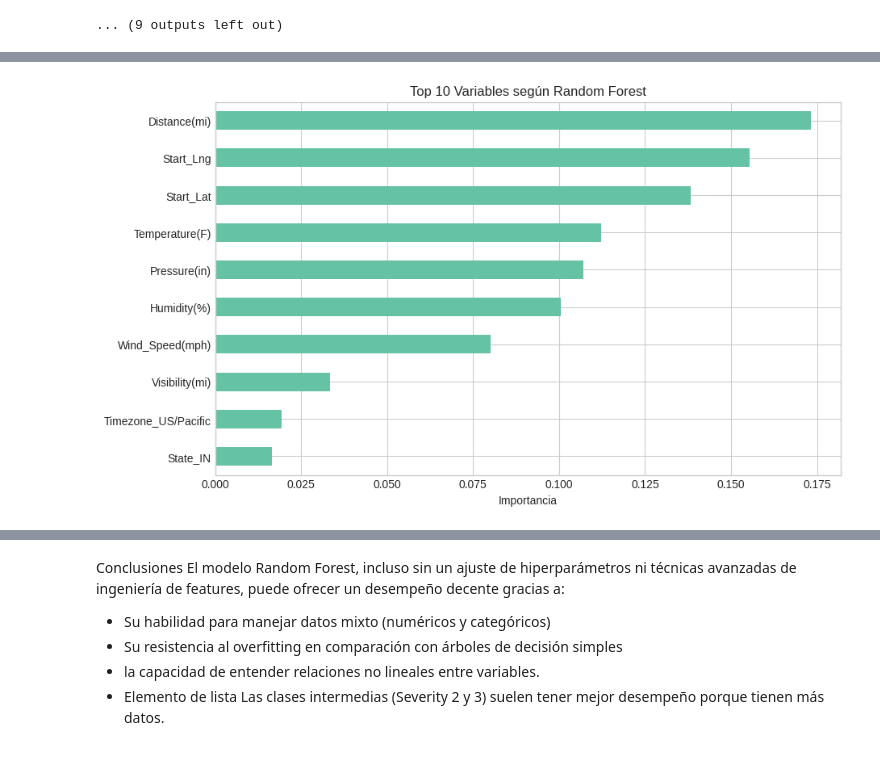
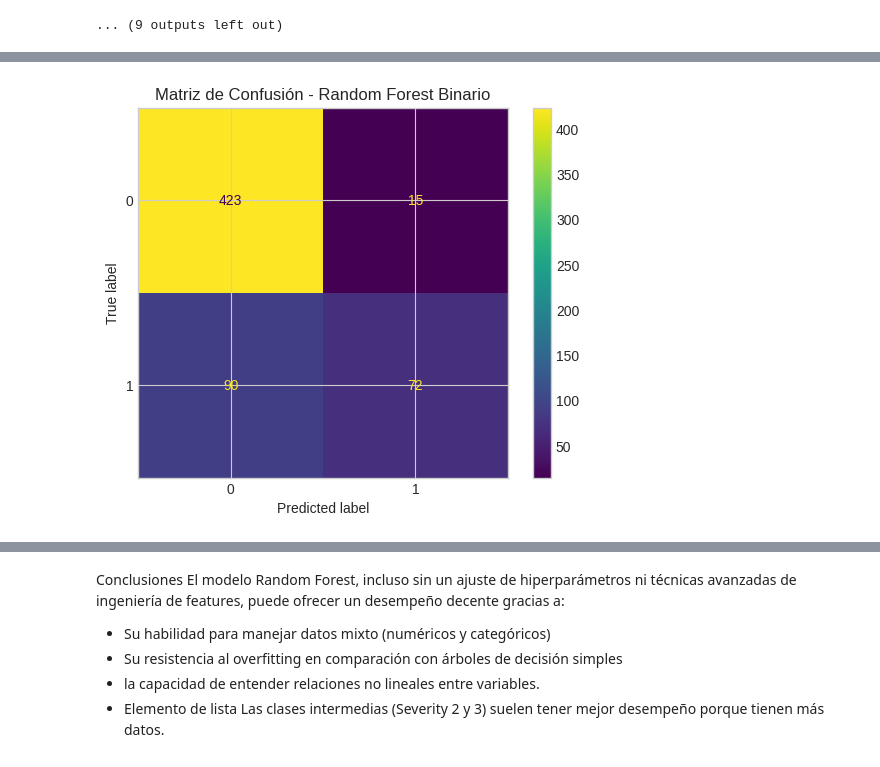
Before and after one commit to Saimoncastro/Dataset-proyecto-coder, a Jupyter notebook: ProyectoDSParteI+Castro.ipynb, the cells around one changed output, grey strips where cells are left out. Cells and saved outputs as stored; diff of their text form; code cells hidden in the pictures.

```diff
--- a/ProyectoDSParteI+Castro.ipynb
+++ b/ProyectoDSParteI+Castro.ipynb
@@ -268,12 +268,18 @@ threshold = len(df) * 0.7
 df.dropna(thresh=threshold, axis=1, inplace=True)
 
 # -----------------------------
-# 3. Selección de variables numéricas - Mutual Information
+# 3. Nueva variable binaria como target
+# -----------------------------
+# Clasificamos severidades 1 y 2 como 'baja' (0) y 3 y 4 como 'alta' (1)
+df['Severity_Binary'] = df['Severity'].apply(lambda x: 0 if x in [1,2] else 1)
+y = df['Severity_Binary']
+
+# -----------------------------
+# 4. Selección de variables numéricas - Mutual Information
 # -----------------------------
 print("\n--- Mutual Information (Variables numéricas) ---")
 
-num_df = df.select_dtypes(include=['float64', 'int64']).drop(columns=['Severity'])
-y = df['Severity']
+num_df = df.select_dtypes(include=['float64', 'int64']).drop(columns=['Severity', 'Severity_Binary'])
 X_num = num_df.fillna(0)
 
 mi_scores = mutual_info_classif(X_num, y)
@@ -281,7 +287,7 @@ mi_series = pd.Series(mi_scores, index=X_num.columns).sort_values(ascending=Fals
 print(mi_series)
 
 # -----------------------------
-# 4. Variables categóricas/booleanas - Chi-cuadrado
+# 5. Variables categóricas/booleanas - Chi-cuadrado
 # -----------------------------
 print("\n--- Chi-cuadrado (Variables categóricas y booleanas) ---")
 
@@ -292,38 +298,58 @@ selected_cat_cols = X_cat.columns[selector.get_support()]
 print(selected_cat_cols)
 
 # -----------------------------
-# 5. Importancia con Random Forest
+# 6. Combinación de variables seleccionadas
 # -----------------------------
-print("\n--- Importancia de Características con Random Forest ---")
-
 X_rf = pd.concat([X_num, X_cat[selected_cat_cols]], axis=1)
-rf_model = RandomForestClassifier(n_estimators=100, random_state=42)
-rf_model.fit(X_rf, y)
-
-rf_importances = pd.Series(rf_model.feature_importances_, index=X_rf.columns).sort_values(ascending=False)
-print(rf_importances.head(15))
 
 # -----------------------------
-# 6. Lasso (L1 Regularization)
+# 7. Escalamiento de datos para modelos lineales
 # -----------------------------
-print("\n--- Coeficientes L1 (Lasso - Logistic Regression) ---")
-
 scaler = StandardScaler()
 X_scaled = scaler.fit_transform(X_rf)
-lasso_model = LogisticRegression(penalty='l1', solver='liblinear')
-lasso_model.fit(X_scaled, y)
-
-lasso_coefs = pd.Series(lasso_model.coef_[0], index=X_rf.columns)
-print(lasso_coefs[lasso_coefs != 0].sort_values(ascending=False))
 
 # -----------------------------
-# 7. Visualización de Importancias
+# 8. División de datos en entrenamiento y prueba
 # -----------------------------
-plt.figure(figsize=(10,6))
-rf_importances.head(10).plot(kind='barh')
-plt.title('Top 10 Variables según Random Forest')
-plt.xlabel('Importancia')
-plt.gca().invert_yaxis()
+X_train, X_test, y_train, y_test = train_test_split(X_rf, y, test_size=0.2, random_state=42)
+X_train_scaled, X_test_scaled = train_test_split(X_scaled, test_size=0.2, random_state=42)
+
+# -----------------------------
+# 9. Entrenamiento y evaluación de Random Forest (Binario)
+# -----------------------------
+print("\n--- Modelo Binario: Random Forest ---")
+rf_model = RandomForestClassifier(n_estimators=100, random_state=42)
+rf_model.fit(X_train, y_train)
+y_pred_rf = rf_model.predict(X_test)
+
+print("\nReporte de Clasificación (Random Forest Binario):")
+report_rf = classification_report(y_test, y_pred_rf, output_dict=True)
+print(classification_report(y_test, y_pred_rf))
+accuracy_rf = accuracy_score(y_test, y_pred_rf)
+print("Accuracy RF:", accuracy_rf)
+
+cm_rf = confusion_matrix(y_test, y_pred_rf)
+ConfusionMatrixDisplay(confusion_matrix=cm_rf).plot()
+plt.title("Matriz de Confusión - Random Forest Binario")
 plt.show()
+
+# -----------------------------
+# 10. Entrenamiento y evaluación de Logistic Regression (Binario)
+# -----------------------------
+print("\n--- Modelo Binario: Logistic Regression ---")
+logreg_model = LogisticRegression(solver='lbfgs', max_iter=500)
+logreg_model.fit(X_train_scaled, y_train)
+y_pred_log = logreg_model.predict(X_test_scaled)
+
+print("\nReporte de Clasificación (Logistic Regression Binario):")
+report_log = classification_report(y_test, y_pred_log, output_dict=True)
+print(classification_report(y_test, y_pred_log))
+accuracy_log = accuracy_score(y_test, y_pred_log)
+print("Accuracy LR:", accuracy_log)
+
+cm_log = confusion_matrix(y_test, y_pred_log)
+ConfusionMatrixDisplay(confusion_matrix=cm_log).plot()
+plt.title("Matriz de Confusión - Logistic Regression Binario")
+plt.show()
 # %% [output]
 --- Mutual Information (Variables numéricas) ---
@@ -346 +372 @@ dtype: float64
-[figure, old version]
+[figure, new version]
```
Also changed, not shown: parts of 4 cells of this notebook.
